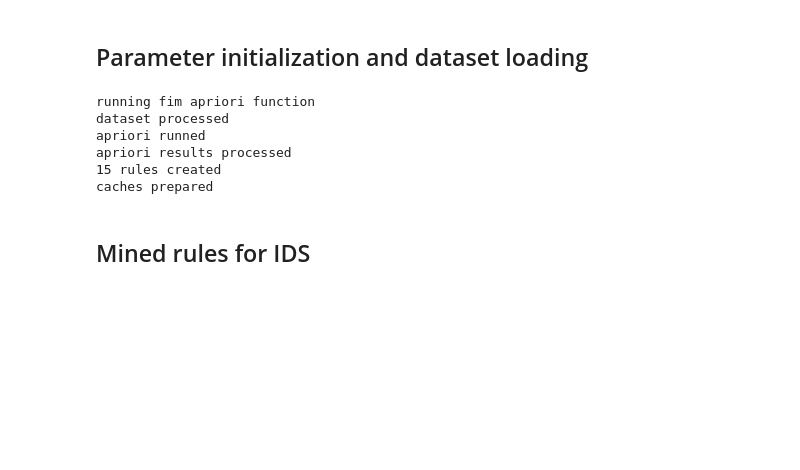
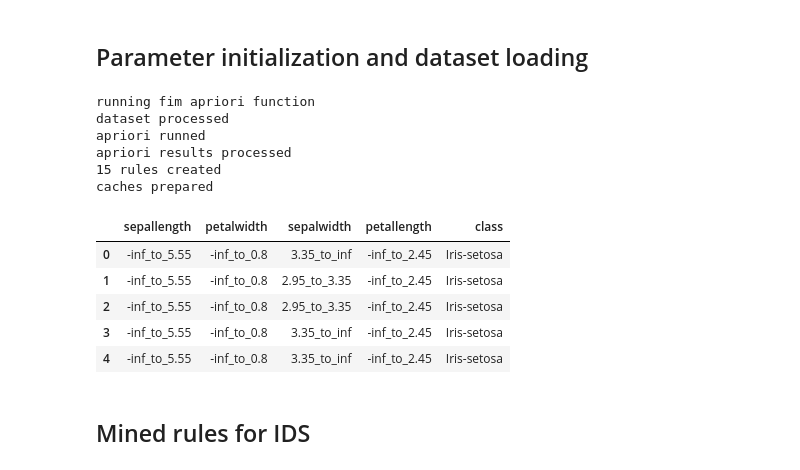
Before and after one commit to jirifilip/interpretable_decision_sets, a Jupyter notebook: notebooks/IDS_validity.ipynb, the cells around one changed output. Drawn from its saved outputs; the diff is of its cells as text; code cells hidden in the pictures; blank space fills up the shorter version.

```diff
--- a/notebooks/IDS_validity.ipynb
+++ b/notebooks/IDS_validity.ipynb
@@ -62,6 +60,15 @@ apriori runned
 apriori results processed
 15 rules created
 caches prepared
+# %%
+df.head()
+# %% [output]
+|  | sepallength | petalwidth | sepalwidth | petallength | class |
+| 0 | -inf_to_5.55 | -inf_to_0.8 | 3.35_to_inf | -inf_to_2.45 | Iris-setosa |
+| 1 | -inf_to_5.55 | -inf_to_0.8 | 2.95_to_3.35 | -inf_to_2.45 | Iris-setosa |
+| 2 | -inf_to_5.55 | -inf_to_0.8 | 2.95_to_3.35 | -inf_to_2.45 | Iris-setosa |
+| 3 | -inf_to_5.55 | -inf_to_0.8 | 3.35_to_inf | -inf_to_2.45 | Iris-setosa |
+| 4 | -inf_to_5.55 | -inf_to_0.8 | 3.35_to_inf | -inf_to_2.45 | Iris-setosa |
 # %% [markdown]
 ## Mined rules for IDS
 # %%
```
Also changed, not shown: parts of 12 cells of this notebook.
